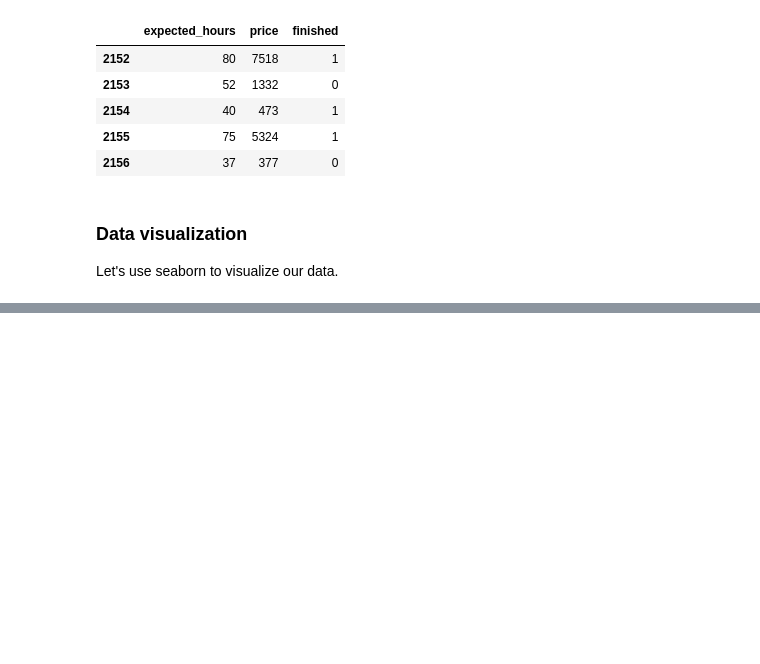
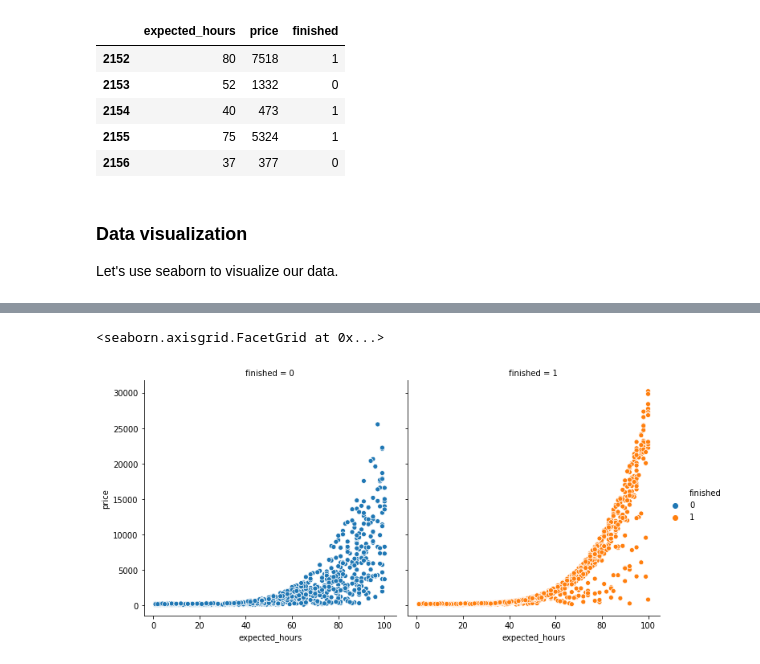
Before and after one commit to arthuramsouza/machine-learning-classification, a Jupyter notebook: notebooks/will-the-project-be-completed.ipynb, the cells around one changed output, grey strips where cells are left out. Saved outputs shown, nothing was run; the diff lists cells and outputs as text; code cells hidden in the pictures; blank space fills up the shorter version.

```diff
--- a/notebooks/will-the-project-be-completed.ipynb
+++ b/notebooks/will-the-project-be-completed.ipynb
@@ -68,0 +69,5 @@ sns.scatterplot(x='expected_hours', y='price', data=data)
+# %%
+sns.relplot(x='expected_hours', y='price', hue='finished', col='finished', data=data)
+# %% [output]
+<seaborn.axisgrid.FacetGrid at 0x...>
+[figure, added]
```
Also changed, not shown: parts of 1 cell of this notebook.
